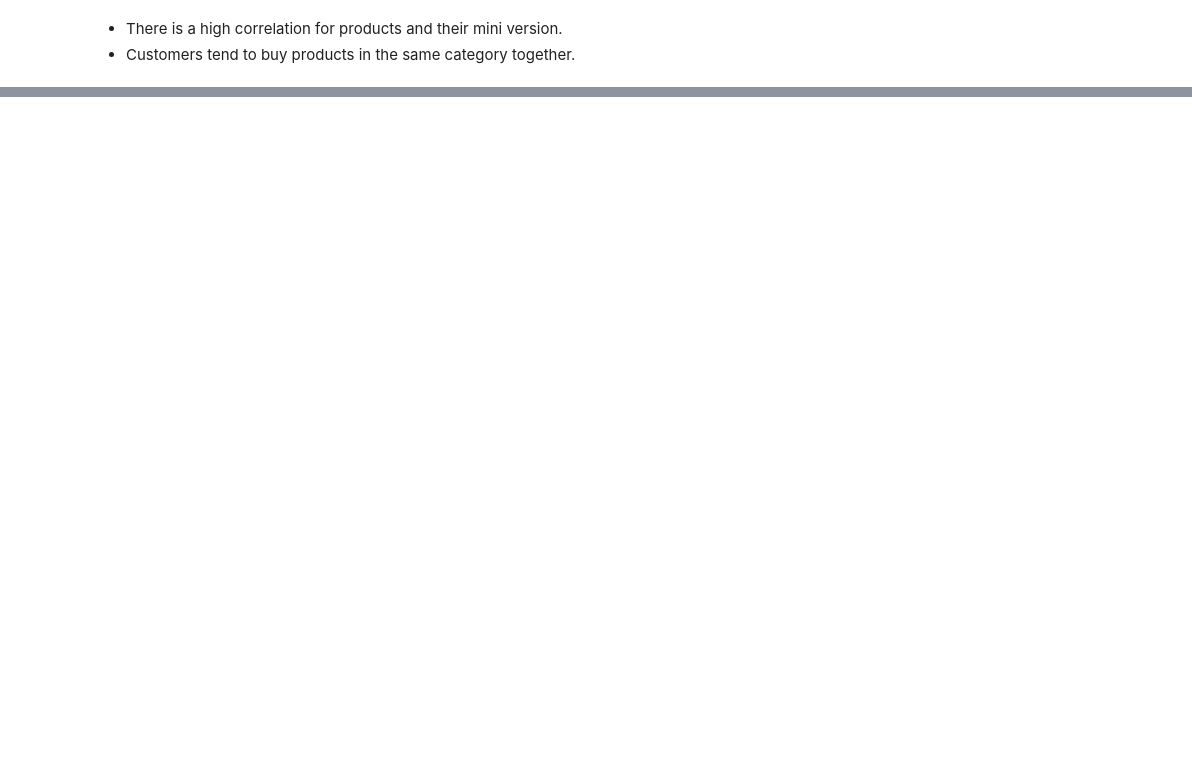
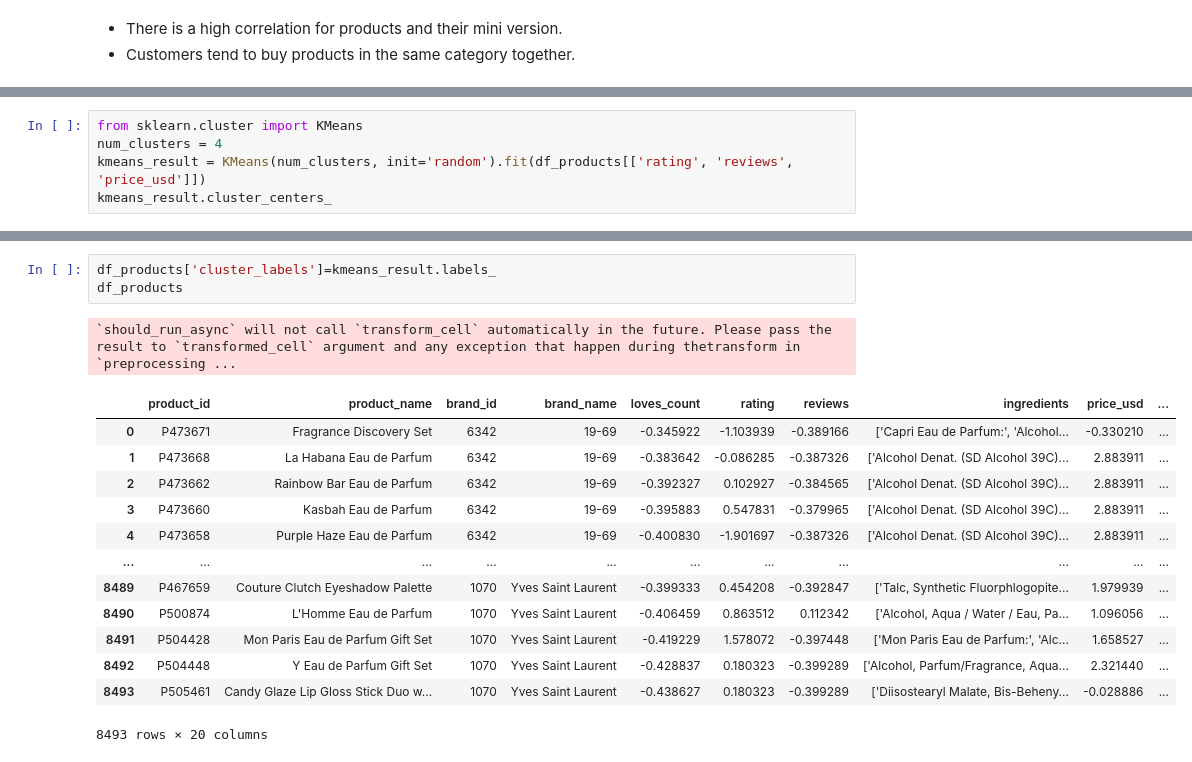
Before and after one commit to eshentong/BA820-team, a Jupyter notebook: BA820.ipynb, the cells around one changed output, grey strips where cells are left out. Saved outputs shown, nothing was run; the diff lists cells and outputs as text; blank space fills up the shorter version.

Commit message:
Did Clustering with Asra on the original dataframe and basic analysis of clustering

```diff
--- a/BA820.ipynb
+++ b/BA820.ipynb
@@ -1200,0 +1240,5 @@ rules.sort_values(by= ['support', 'confidence'], ascending= False)
+# %%
+from sklearn.cluster import KMeans
+num_clusters = 4
+kmeans_result = KMeans(num_clusters, init='random').fit(df_products[['rating', 'reviews', 'price_usd']])
+kmeans_result.cluster_centers_
@@ -1200,0 +1254,18 @@ rules.sort_values(by= ['support', 'confidence'], ascending= False)
+# %%
+df_products['cluster_labels']=kmeans_result.labels_
+df_products
+# %% [output]
+`should_run_async` will not call `transform_cell` automatically in the future. Please pass the result to `transformed_cell` argument and any exception that happen during thetransform in `preprocessing ...
+|  | product_id | product_name | brand_id | brand_name | loves_count | rating | reviews | ingredients | price_usd | ... |
+| 0 | P473671 | Fragrance Discovery Set | 6342 | 19-69 | -0.345922 | -1.103939 | -0.389166 | ['Capri Eau de Parfum:', 'Alcohol... | -0.330210 | ... |
+| 1 | P473668 | La Habana Eau de Parfum | 6342 | 19-69 | -0.383642 | -0.086285 | -0.387326 | ['Alcohol Denat. (SD Alcohol 39C)... | 2.883911 | ... |
+| 2 | P473662 | Rainbow Bar Eau de Parfum | 6342 | 19-69 | -0.392327 | 0.102927 | -0.384565 | ['Alcohol Denat. (SD Alcohol 39C)... | 2.883911 | ... |
+| 3 | P473660 | Kasbah Eau de Parfum | 6342 | 19-69 | -0.395883 | 0.547831 | -0.379965 | ['Alcohol Denat. (SD Alcohol 39C)... | 2.883911 | ... |
+| 4 | P473658 | Purple Haze Eau de Parfum | 6342 | 19-69 | -0.400830 | -1.901697 | -0.387326 | ['Alcohol Denat. (SD Alcohol 39C)... | 2.883911 | ... |
+| ... | ... | ... | ... | ... | ... | ... | ... | ... | ... | ... |
+| 8489 | P467659 | Couture Clutch Eyeshadow Palette | 1070 | Yves Saint Laurent | -0.399333 | 0.454208 | -0.392847 | ['Talc, Synthetic Fluorphlogopite... | 1.979939 | ... |
+| 8490 | P500874 | L'Homme Eau de Parfum | 1070 | Yves Saint Laurent | -0.406459 | 0.863512 | 0.112342 | ['Alcohol, Aqua / Water / Eau, Pa... | 1.096056 | ... |
+| 8491 | P504428 | Mon Paris Eau de Parfum Gift Set | 1070 | Yves Saint Laurent | -0.419229 | 1.578072 | -0.397448 | ['Mon Paris Eau de Parfum:', 'Alc... | 1.658527 | ... |
+| 8492 | P504448 | Y Eau de Parfum Gift Set | 1070 | Yves Saint Laurent | -0.428837 | 0.180323 | -0.399289 | ['Alcohol, Parfum/Fragrance, Aqua... | 2.321440 | ... |
+| 8493 | P505461 | Candy Glaze Lip Gloss Stick Duo w... | 1070 | Yves Saint Laurent | -0.438627 | 0.180323 | -0.399289 | ['Diisostearyl Malate, Bis-Beheny... | -0.028886 | ... |
+8493 rows × 20 columns
```
Also changed, not shown: parts of 16 cells of this notebook.
